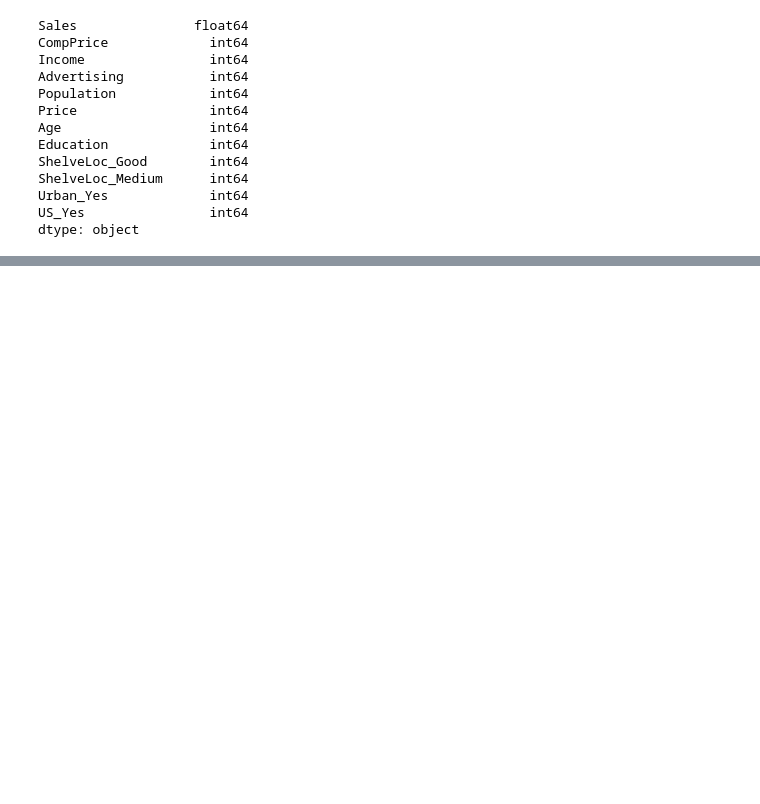
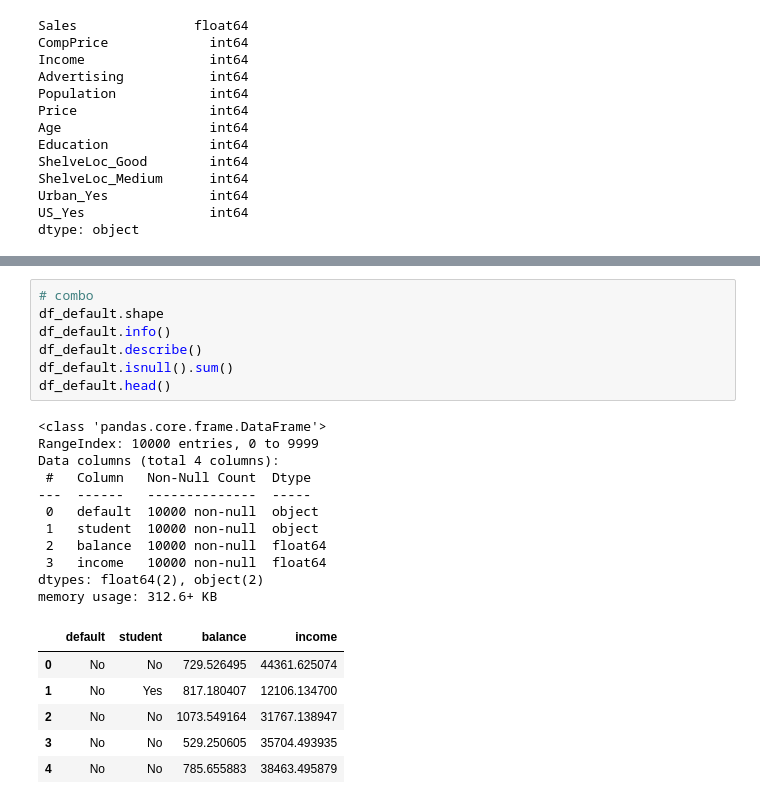
Before and after one commit to Watronix/test, a Jupyter notebook: coding.ipynb, the cells around one changed output, grey strips where cells are left out. Cells and saved outputs as stored; diff of their text form; blank space fills up the shorter version.

```diff
--- a/coding.ipynb
+++ b/coding.ipynb
@@ -856,0 +945,25 @@ strong multicollinearity or other numerical problems.
+# %%
+# combo
+df_default.shape
+df_default.info()
+df_default.describe()
+df_default.isnull().sum()
+df_default.head()
+# %% [output]
+<class 'pandas.core.frame.DataFrame'>
+RangeIndex: 10000 entries, 0 to 9999
+Data columns (total 4 columns):
+ #   Column   Non-Null Count  Dtype
+---  ------   --------------  -----
+ 0   default  10000 non-null  object
+ 1   student  10000 non-null  object
+ 2   balance  10000 non-null  float64
+ 3   income   10000 non-null  float64
+dtypes: float64(2), object(2)
+memory usage: 312.6+ KB
+|  | default | student | balance | income |
+| 0 | No | No | 729.526495 | 44361.625074 |
+| 1 | No | Yes | 817.180407 | 12106.134700 |
+| 2 | No | No | 1073.549164 | 31767.138947 |
+| 3 | No | No | 529.250605 | 35704.493935 |
+| 4 | No | No | 785.655883 | 38463.495879 |
```
Also changed, not shown: parts of 30 cells of this notebook.
